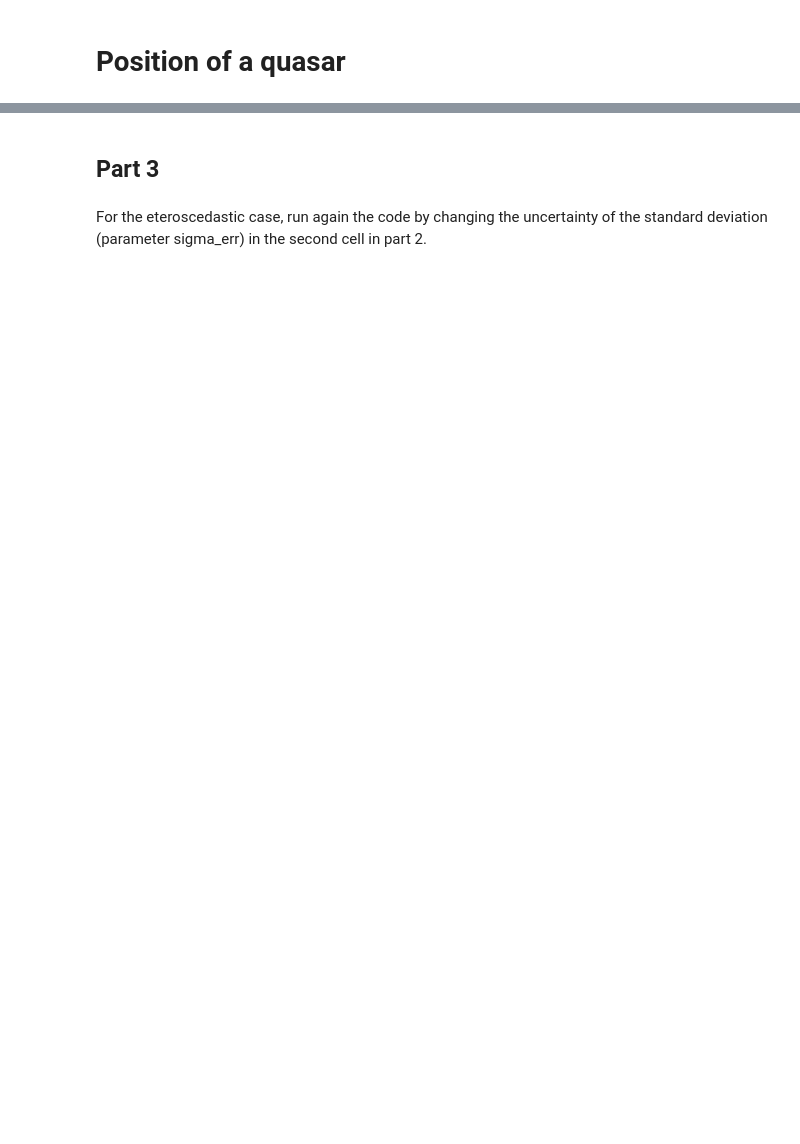
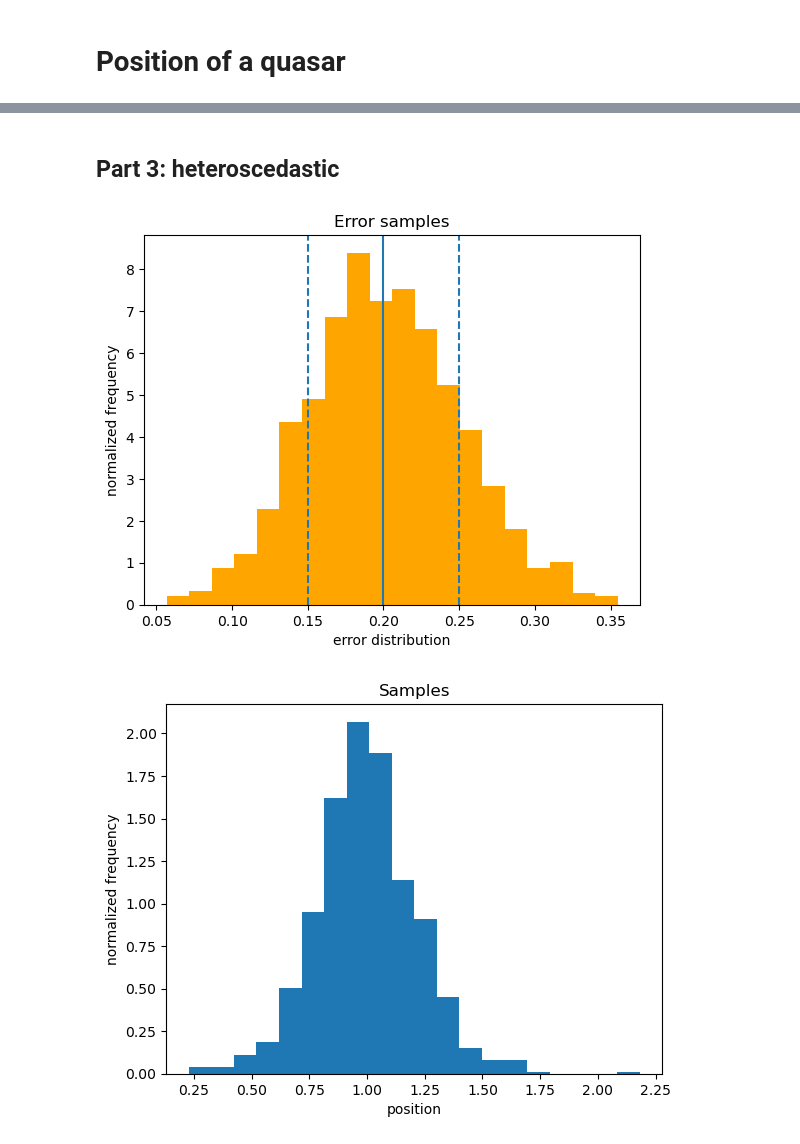
Before and after one commit to Amedeo1054/astrostat_mlearn, a Jupyter notebook: L05_Quasar_position_MLE.ipynb, the cells around one changed output, grey strips where cells are left out. Cells and saved outputs as stored; diff of their text form; code cells hidden in the pictures; blank space fills up the shorter version.

```diff
--- a/L05_Quasar_position_MLE.ipynb
+++ b/L05_Quasar_position_MLE.ipynb
@@ -124,4 +109,31 @@ plt.show()
 # %% [markdown]
-## Part 3
+## Part 3: heteroscedastic
-# %% [markdown]
-For the eteroscedastic case, run again the code by changing the uncertainty of the standard deviation (parameter sigma_err) in the second cell in part 2.
+# %%
+mean = 1
+N = 1000
+Sigma = norm(0.2, 0.05).rvs(N)
+
+plt.hist(Sigma,20,color='orange',density=True)
+plt.axvline(0.2)
+plt.axvline(0.2+0.05,linestyle='--')
+plt.axvline(0.2-0.05,linestyle='--')
+plt.xlabel('error distribution')
+plt.ylabel('normalized frequency')
+plt.title('Error samples')
+plt.show()
+
+#------------------------------
+
+data = []
+for sigma in Sigma:
+    data.append(norm(mean,sigma).rvs(1)[0])    # N samples from gaussian distributions N(1, Sigma)
+data = np.array(data)
+
+plt.hist(data, 20, density=True, label='samples')
+plt.xlabel('position')
+plt.ylabel('normalized frequency')
+plt.title('Samples')
+plt.show()
+# %% [output]
+[figure, added]
+[figure, added]
```
Also changed, not shown: parts of 21 cells of this notebook.
